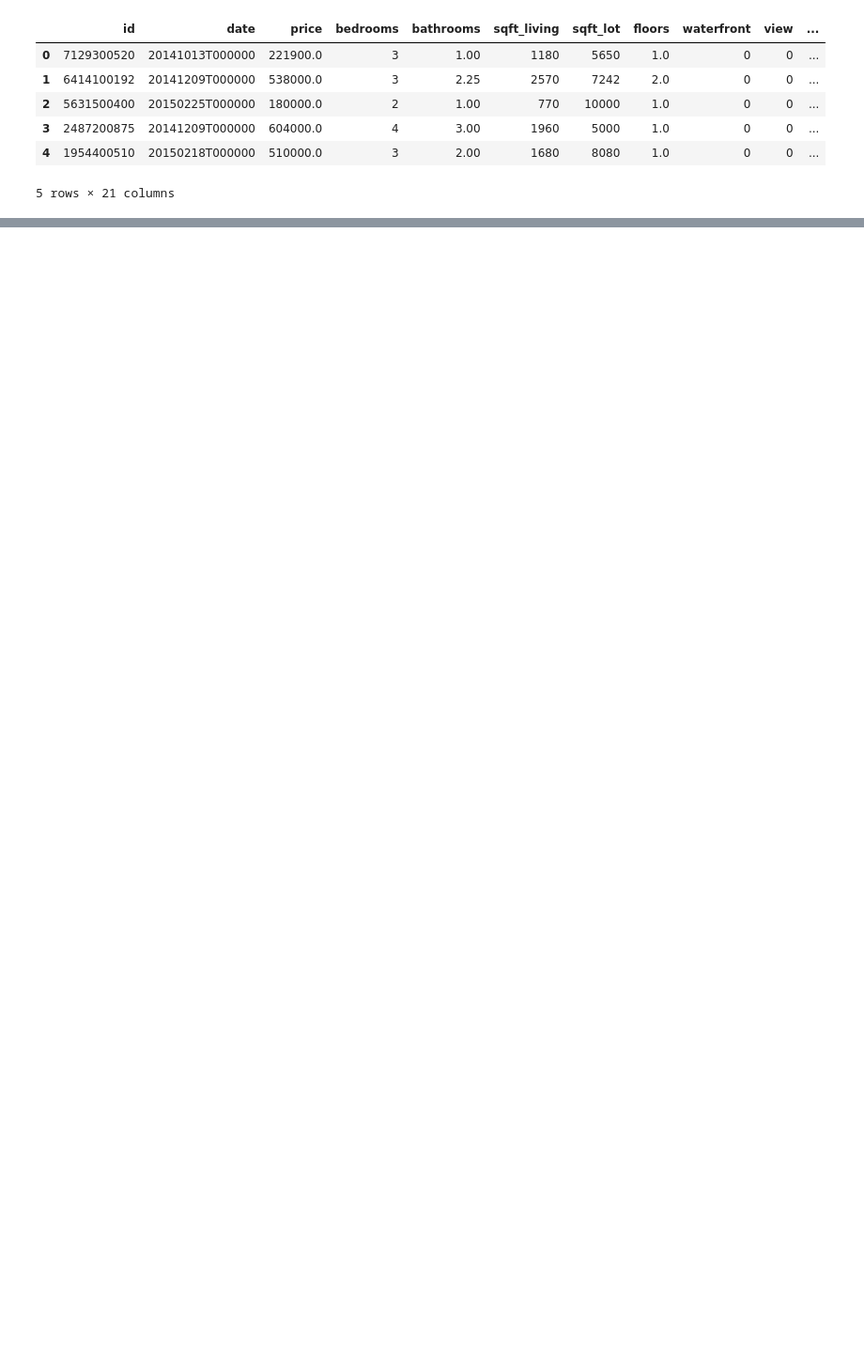
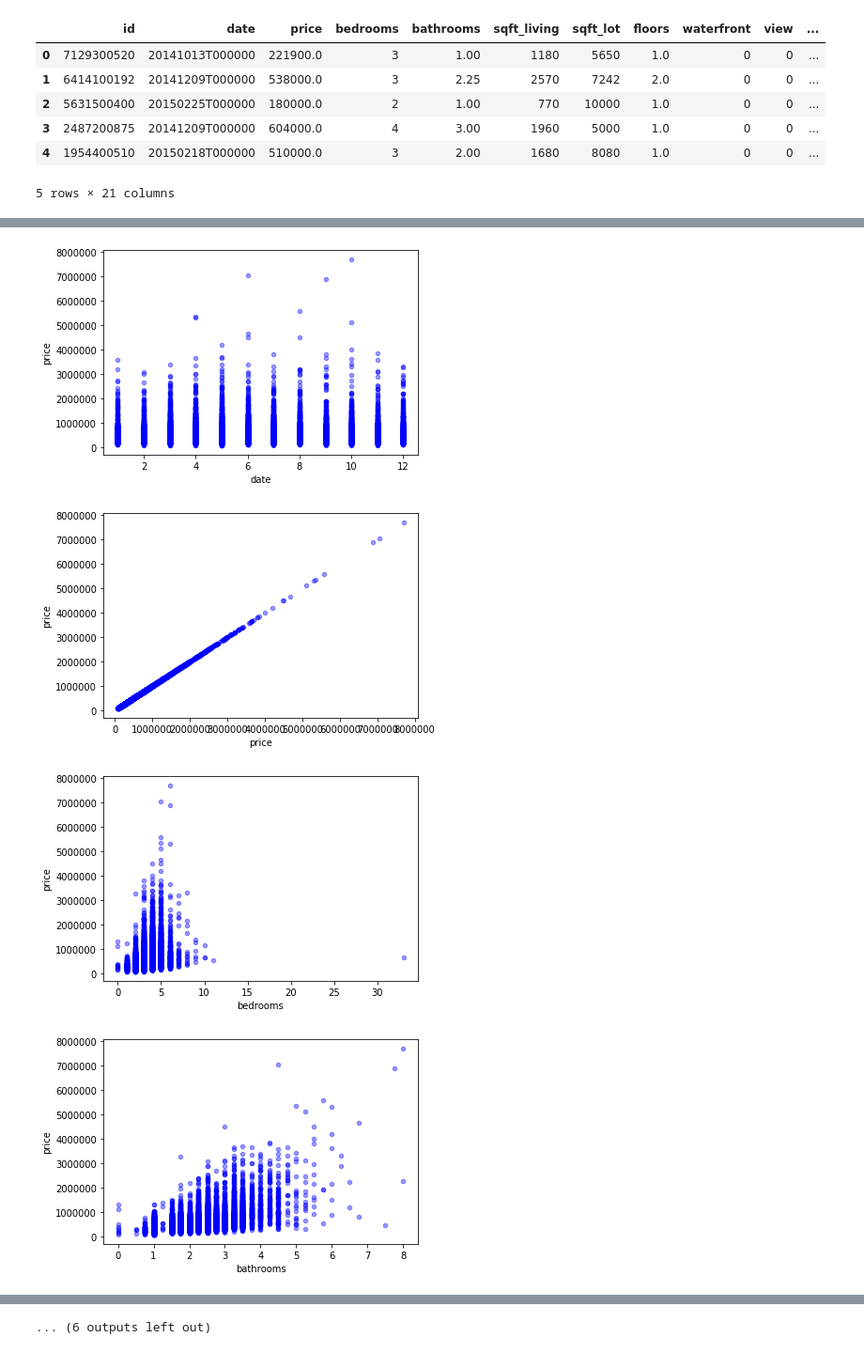
Before and after one commit to toprakmehmet/kc_housing_price, a Jupyter notebook: kc_house_data_project.ipynb, the cells around one changed output, grey strips where cells are left out. Shown: that part at 94% size. Saved outputs shown, nothing was run; the diff lists cells and outputs as text; code cells hidden in the pictures; blank space fills up the shorter version.

```diff
--- a/kc_house_data_project.ipynb
+++ b/kc_house_data_project.ipynb
@@ -60,0 +67,9 @@ memory usage: 2.8 MB
+# %%
+# see relation outcomes to independent columns
+for xcol in df.columns:
+    df.plot(kind='scatter', x=xcol, y='price', alpha=0.4, color='b')
+# %% [output]
+[figure, added]
+[figure, added]
+[figure, added]
+[figure, added]
@@ -61 +84,2 @@ memory usage: 2.8 MB
+... (6 outputs left out)
 # %%
```
Also changed, not shown: parts of 15 cells of this notebook.
